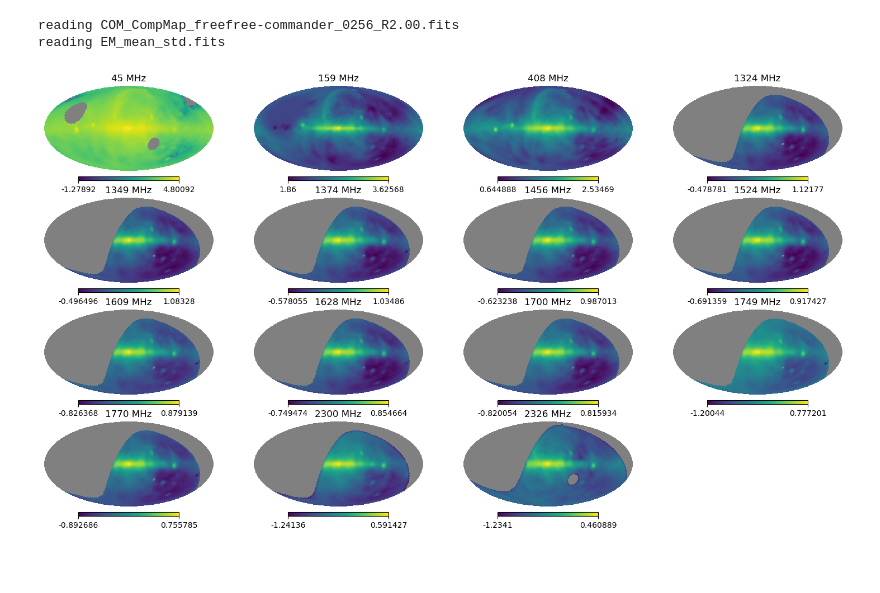
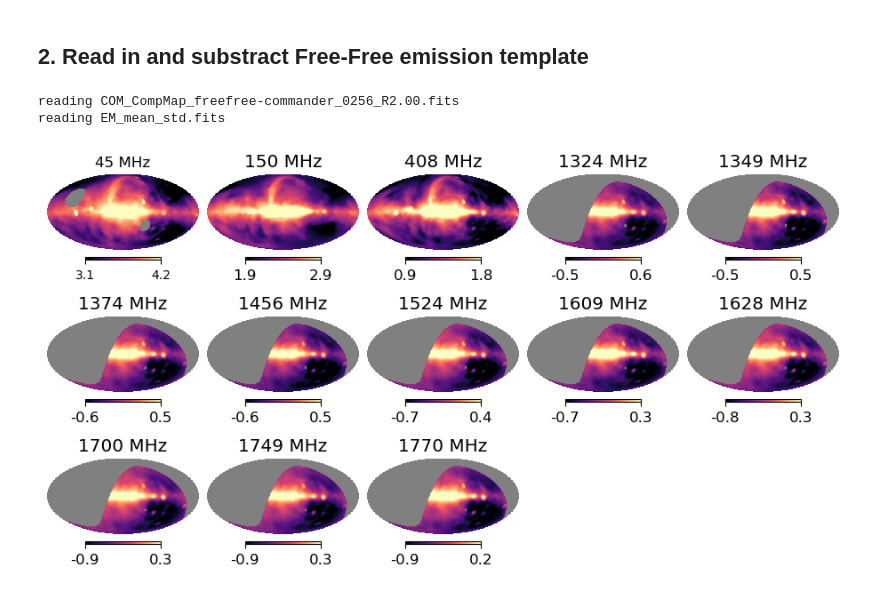
Before and after one commit to giuspugl/fitting_synchrotron, a Jupyter notebook: coarse_parameters_southern.ipynb, the cells around one changed output. Drawn from its saved outputs; the diff is of its cells as text; code cells hidden in the pictures; blank space fills up the shorter version.

```diff
--- a/coarse_parameters_southern.ipynb
+++ b/coarse_parameters_southern.ipynb
@@ -676,3 +21,5 @@ offset_file.close()
+# %% [markdown]
+## 2. Read in and substract Free-Free emission template
 # %%
 fstring="COM_CompMap_freefree-commander_0256_R2.00.fits"
 try :
@@ -697,29 +44,42 @@ hust *= u.cm**-6 *u.pc
 reading COM_CompMap_freefree-commander_0256_R2.00.fits
 reading EM_mean_std.fits
 # %%
+wanted_fwhm = 5.0 *u.deg
 
 Tff = lambda Te , nu,EM  : Te * (1.0 - np.exp(-tauff(Te,nu, EM )))
 tauff = lambda Te,nu , EM : 0.05468 *   (Te.value )**-1.5 * (nu.value )**-2 *EM.value   *gff (Te,nu)
 Zi =1
 gff =lambda Te ,nu :  np.log (np.exp(1.0) +np.exp (5.960 -np.sqrt(3)/np.pi *np.log (Zi *nu.to(u.GHz).value *(Te/(1e4*u.K)  )**-1.5  )) )
-
 free ={}
 for fr in maps.keys() :
-    tmp = Tff(Te=planck_te, nu=(fr*u.MHz).to(u.GHz), EM=planck_em  )
-    tmp = hp.smoothing(tmp   , fwhm=pl.sqrt(fwhms[45]**2 -  1*u.deg **2 ).to(u.rad).value  )
+    freq = float(fr)
+    tmp = Tff(Te=planck_te, nu=(freq*u.MHz).to(u.GHz), EM=hust)
+    tmp = hp.smoothing(tmp   , fwhm=pl.sqrt(wanted_fwhm**2 -  1*u.deg **2 ).to(u.rad).value  )
     tmp = hp.ud_grade(tmp, nside)
-    free[fr] = tmp * (maps[45].unit)
+    free[fr] = tmp * u.K
-# %%
-
-pl.figure(figsize=(15,10))
-j=0
-for fr,m in maps.items():
-
-    hp.mollview(  pl.log10((m .value  -free[fr ].value  )  )   ,  title=f'{fr} MHz'  , sub=(5,4,1+j) , notext=True)
-
-    j+=1
-
-pl.show()
-# %% [output]
-[figure, removed]
+# %%
+pl.figure(figsize=(9,8))
+j=0
+for fr,m in maps.items():
+
+    freq = float(fr)
+
+    mapval = (m - free[fr].value)
+    hp.mollview(pl.log10(mapval), min=np.round(np.nanpercentile(pl.log10(mapval), 5), 1), max = np.round(np.nanpercentile(pl.log10(mapval), 95), 1), \
+                title=f'{fr} MHz'  , cmap='magma', sub=(5,5,1+j), notext=True)
+    fontsize = 12
+    import matplotlib
+    matplotlib.rcParams.update({'font.size':fontsize})
+    f = matplotlib.pyplot.gcf().get_children()
+    HpxAx = f[1]
+    CbAx = f[2]
+    coord_text_obj = HpxAx.get_children()[7]
+    coord_text_obj.set_fontsize(fontsize)
+
+    j+=1
+
+#pl.savefig('freqmaps_south.png', format='png', bbox_inches='tight')
+pl.show()
+# %% [output]
+[figure, added]
 # %%
```
Also changed, not shown: parts of 23 cells of this notebook, 9 other files.
